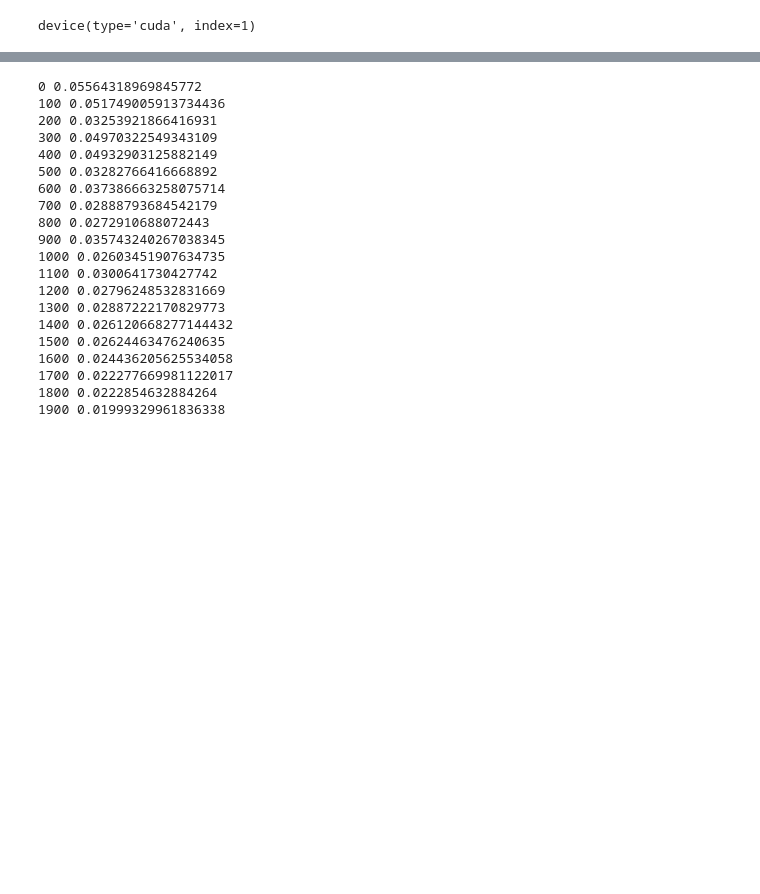
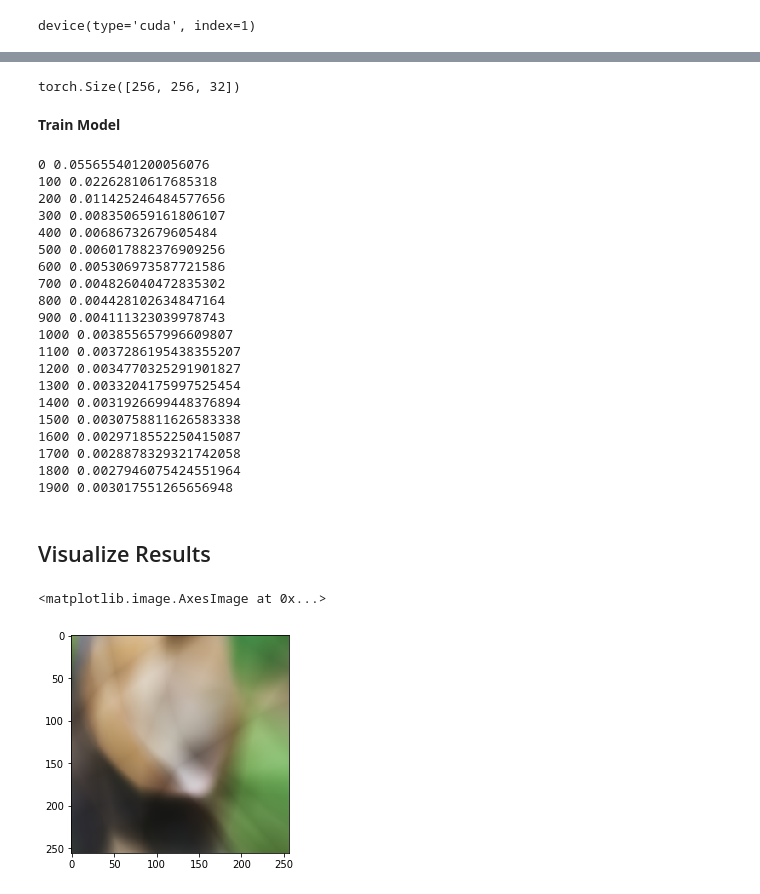
Before and after one commit to pkargupta/intercoord, a Jupyter notebook: coordnet.ipynb, the cells around one changed output, grey strips where cells are left out. Cells and saved outputs as stored; diff of their text form; code cells hidden in the pictures; blank space fills up the shorter version.

```diff
--- a/coordnet.ipynb
+++ b/coordnet.ipynb
@@ -118,10 +118,18 @@ MLP(
+# %%
+X_train.shape
+# %% [output]
+torch.Size([256, 256, 32])
+# %% [markdown]
+**Train Model**
 # %%
 l_r = 1e-4
 optimizer = torch.optim.Adam(model.parameters(), lr=l_r)
 loss_fn = nn.MSELoss()
 epochs = 2000
+visual = False
 
 for epoch in range(epochs):
+    optimizer.zero_grad()
     model.train()
     X_train.to(device)
     outputs = model(X_train.float())
@@ -131,25 +139,37 @@ for epoch in range(epochs):
     loss.backward()
     optimizer.step()
 
+    if visual and epoch % 100 == 0:
+        plt.imshow(outputs.cpu().detach().numpy())
+        plt.show()
+
     model.eval()
 # %% [output]
-0 0.05564318969845772
-100 0.051749005913734436
-200 0.03253921866416931
-300 0.04970322549343109
-400 0.04932903125882149
-500 0.03282766416668892
-600 0.037386663258075714
-700 0.02888793684542179
-800 0.0272910688072443
-900 0.035743240267038345
-1000 0.02603451907634735
-1100 0.0300641730427742
-1200 0.02796248532831669
-1300 0.02887222170829773
-1400 0.026120668277144432
-1500 0.02624463476240635
-1600 0.024436205625534058
-1700 0.022277669981122017
-1800 0.0222854632884264
-1900 0.01999329961836338
+0 0.055655401200056076
+100 0.02262810617685318
+200 0.011425246484577656
+300 0.008350659161806107
+400 0.00686732679605484
+500 0.006017882376909256
+600 0.005306973587721586
+700 0.004826040472835302
+800 0.004428102634847164
+900 0.004111323039978743
+1000 0.003855657996609807
+1100 0.0037286195438355207
+1200 0.0034770325291901827
+1300 0.0033204175997525454
+1400 0.0031926699448376894
+1500 0.0030758811626583338
+1600 0.0029718552250415087
+1700 0.0028878329321742058
+1800 0.0027946075424551964
+1900 0.003017551265656948
+# %% [markdown]
+## Visualize Results ##
+# %%
+# WITH positional encoding (L = 0, epochs = 2000)
+plt.imshow(outputs.cpu().detach().numpy())
+# %% [output]
+<matplotlib.image.AxesImage at 0x...>
+[figure, added]
```
Also changed, not shown: parts of 60 cells of this notebook, 1 other file.
